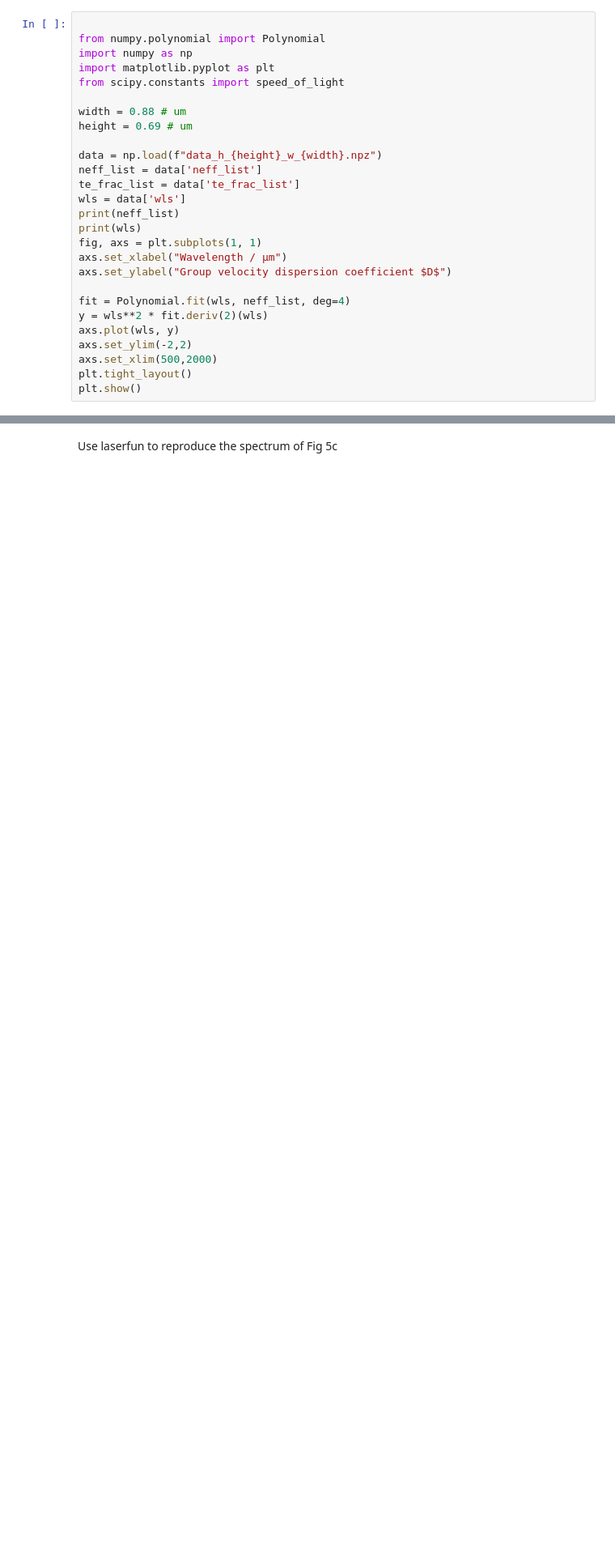
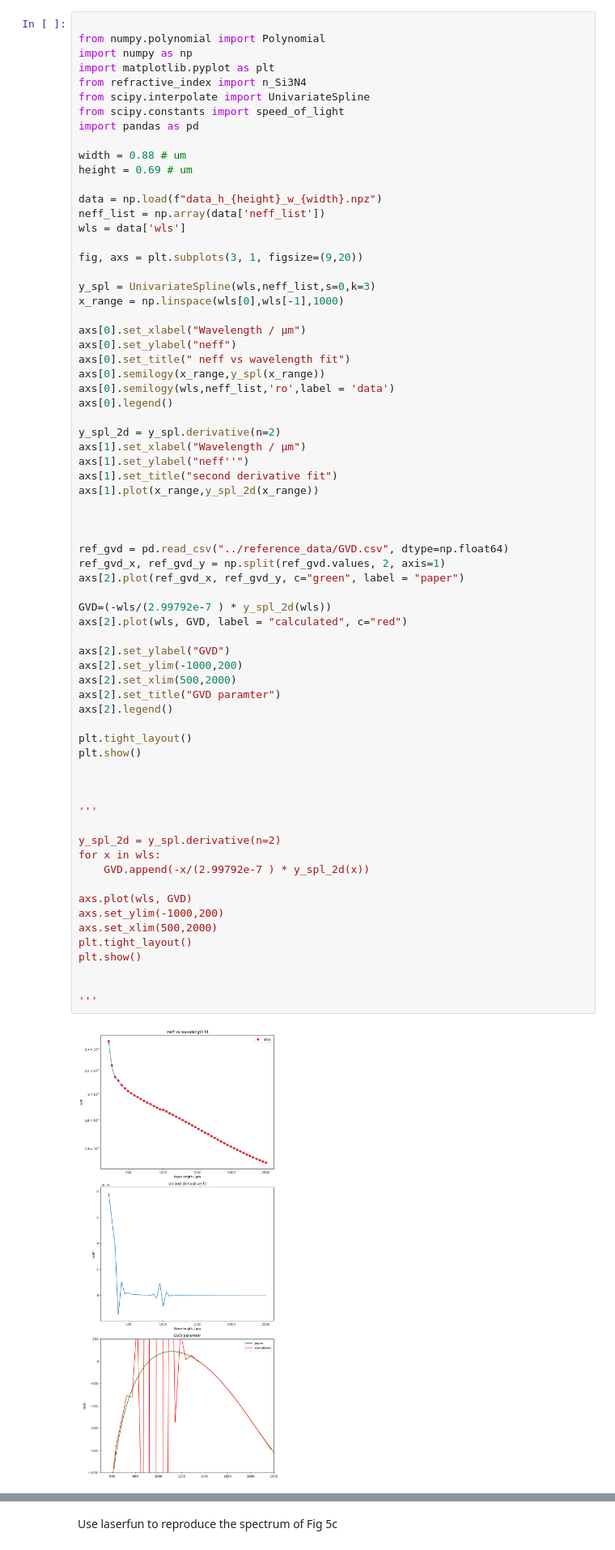
Before and after one commit to elizaleung830/SC-generation-stimulation, a Jupyter notebook: SCG_Stimulation/Benchmark/SCG stimulation/A_Klenner_et_al/code/Fig3a.ipynb, the cells around one changed output, grey strips where cells are left out. Shown at 81% size. Cells and saved outputs as stored; diff of their text form; blank space fills up the shorter version.

```diff
--- a/SCG_Stimulation/Benchmark/SCG stimulation/A_Klenner_et_al/code/Fig3a.ipynb
+++ b/SCG_Stimulation/Benchmark/SCG stimulation/A_Klenner_et_al/code/Fig3a.ipynb
@@ -63,28 +92,71 @@ KeyboardInterrupt:
 # %%
 
 from numpy.polynomial import Polynomial
 import numpy as np
 import matplotlib.pyplot as plt
+from refractive_index import n_Si3N4
+from scipy.interpolate import UnivariateSpline
 from scipy.constants import speed_of_light
+import pandas as pd
 
 width = 0.88 # um
 height = 0.69 # um
 
 data = np.load(f"data_h_{height}_w_{width}.npz")
-neff_list = data['neff_list']
-te_frac_list = data['te_frac_list']
+neff_list = np.array(data['neff_list'])
 wls = data['wls']
-print(neff_list)
-print(wls)
-fig, axs = plt.subplots(1, 1)
-axs.set_xlabel("Wavelength / µm")
-axs.set_ylabel("Group velocity dispersion coefficient $D$")
 
-fit = Polynomial.fit(wls, neff_list, deg=4)
-y = wls**2 * fit.deriv(2)(wls)
-axs.plot(wls, y)
-axs.set_ylim(-2,2)
+fig, axs = plt.subplots(3, 1, figsize=(9,20))
+
+y_spl = UnivariateSpline(wls,neff_list,s=0,k=3)
+x_range = np.linspace(wls[0],wls[-1],1000)
+
+axs[0].set_xlabel("Wavelength / µm")
+axs[0].set_ylabel("neff")
+axs[0].set_title(" neff vs wavelength fit")
+axs[0].semilogy(x_range,y_spl(x_range))
+axs[0].semilogy(wls,neff_list,'ro',label = 'data')
+axs[0].legend()
+
+y_spl_2d = y_spl.derivative(n=2)
+axs[1].set_xlabel("Wavelength / µm")
+axs[1].set_ylabel("neff''")
+axs[1].set_title("second derivative fit")
+axs[1].plot(x_range,y_spl_2d(x_range))
+
+
+
+ref_gvd = pd.read_csv("../reference_data/GVD.csv", dtype=np.float64)
+ref_gvd_x, ref_gvd_y = np.split(ref_gvd.values, 2, axis=1)
+axs[2].plot(ref_gvd_x, ref_gvd_y, c="green", label = "paper")
+
+GVD=(-wls/(2.99792e-7 ) * y_spl_2d(wls))
+axs[2].plot(wls, GVD, label = "calculated", c="red")
+
+axs[2].set_ylabel("GVD")
+axs[2].set_ylim(-1000,200)
+axs[2].set_xlim(500,2000)
+axs[2].set_title("GVD paramter")
+axs[2].legend()
+
+plt.tight_layout()
+plt.show()
+
+
+
+'''
+
+y_spl_2d = y_spl.derivative(n=2)
+for x in wls:
+    GVD.append(-x/(2.99792e-7 ) * y_spl_2d(x))
+
+axs.plot(wls, GVD)
+axs.set_ylim(-1000,200)
 axs.set_xlim(500,2000)
 plt.tight_layout()
 plt.show()
+
+
+'''
 # %% [output]
+[figure, new version]
```
Also changed, not shown: parts of 5 cells of this notebook, 15 other files.
